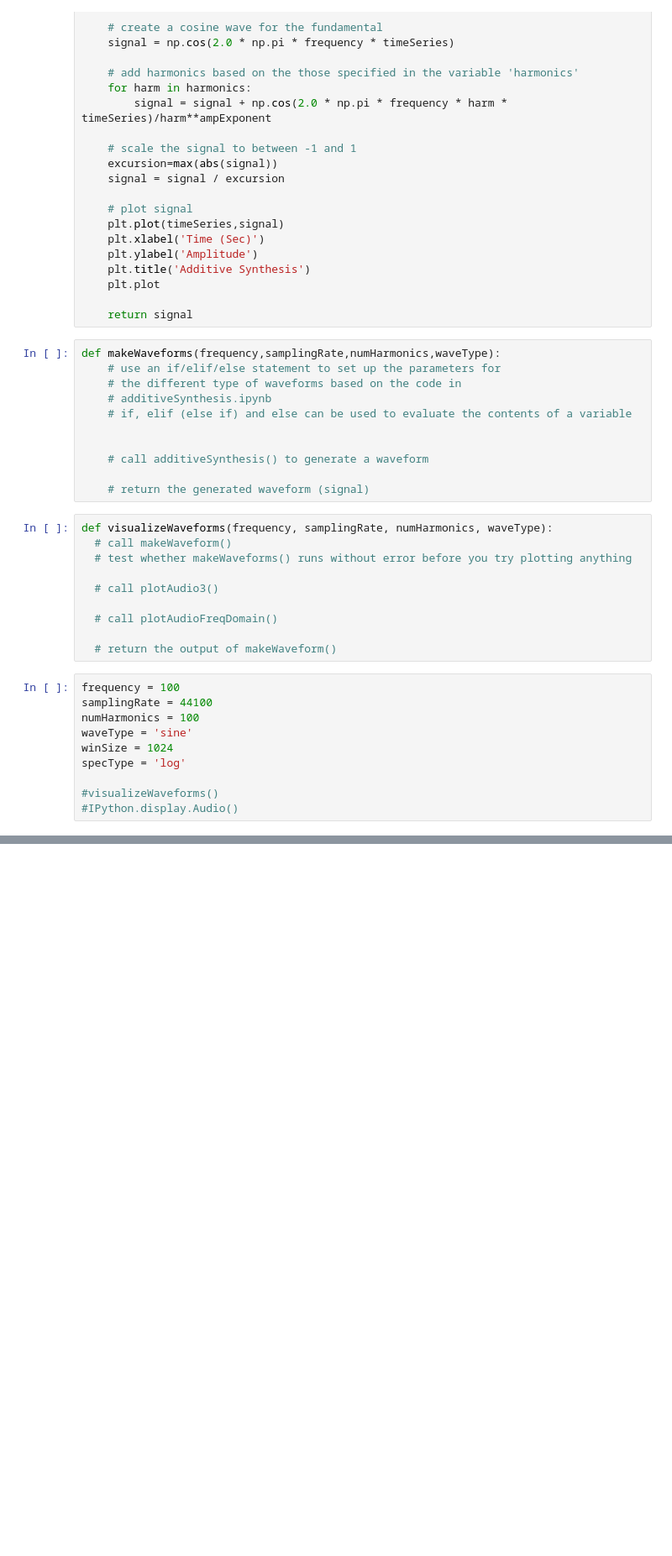
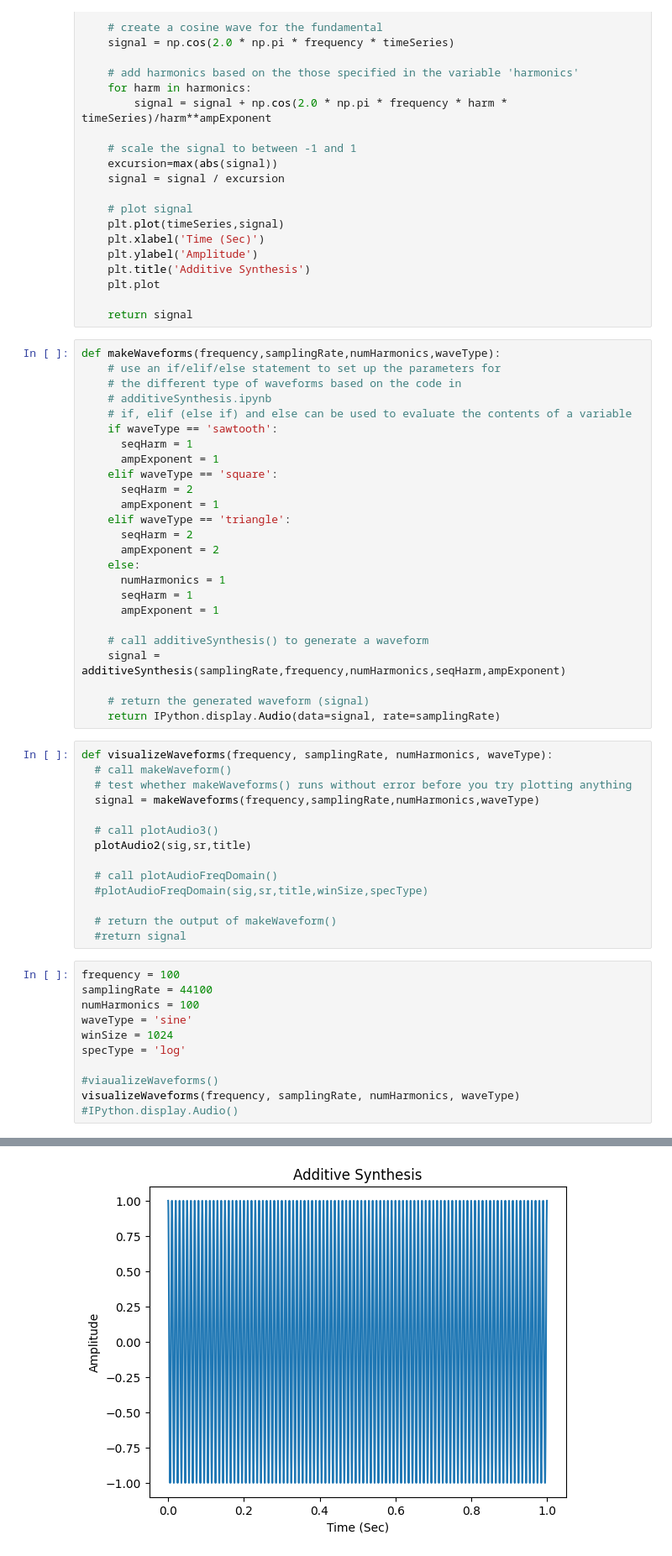
Before and after one commit to hbelnap0/musicComputing, a Jupyter notebook: assignments/labAssignment4.ipynb, the cells around one changed output, grey strips where cells are left out. Shown: that part at 84% size. Drawn from its saved outputs; the diff is of its cells as text; blank space fills up the shorter version.

```diff
--- a/assignments/labAssignment4.ipynb
+++ b/assignments/labAssignment4.ipynb
@@ -84,21 +84,39 @@ def makeWaveforms(frequency,samplingRate,numHarmonics,waveType):
     # the different type of waveforms based on the code in
     # additiveSynthesis.ipynb
     # if, elif (else if) and else can be used to evaluate the contents of a variable
-
+    if waveType == 'sawtooth':
+      seqHarm = 1
+      ampExponent = 1
+    elif waveType == 'square':
+      seqHarm = 2
+      ampExponent = 1
+    elif waveType == 'triangle':
+      seqHarm = 2
+      ampExponent = 2
+    else:
+      numHarmonics = 1
+      seqHarm = 1
+      ampExponent = 1
 
     # call additiveSynthesis() to generate a waveform
+    signal = additiveSynthesis(samplingRate,frequency,numHarmonics,seqHarm,ampExponent)
 
     # return the generated waveform (signal)
+    return IPython.display.Audio(data=signal, rate=samplingRate)
 # %%
 def visualizeWaveforms(frequency, samplingRate, numHarmonics, waveType):
   # call makeWaveform()
   # test whether makeWaveforms() runs without error before you try plotting anything
+  signal = makeWaveforms(frequency,samplingRate,numHarmonics,waveType)
 
   # call plotAudio3()
+  plotAudio2(sig,sr,title)
 
   # call plotAudioFreqDomain()
+  #plotAudioFreqDomain(sig,sr,title,winSize,specType)
 
   # return the output of makeWaveform()
+  #return signal
 # %%
 frequency = 100
 samplingRate = 44100
@@ -107,5 +125,7 @@ waveType = 'sine'
 winSize = 1024
 specType = 'log'
 
-#visualizeWaveforms()
+#viaualizeWaveforms()
+visualizeWaveforms(frequency, samplingRate, numHarmonics, waveType)
 #IPython.display.Audio()
+# %% [output]
@@ -112,3 +134,4 @@ specType = 'log'
+[figure, added]
 # %%
 frequency = 100
 samplingRate = 44100
```
Also changed, not shown: parts of 1 cell of this notebook.
